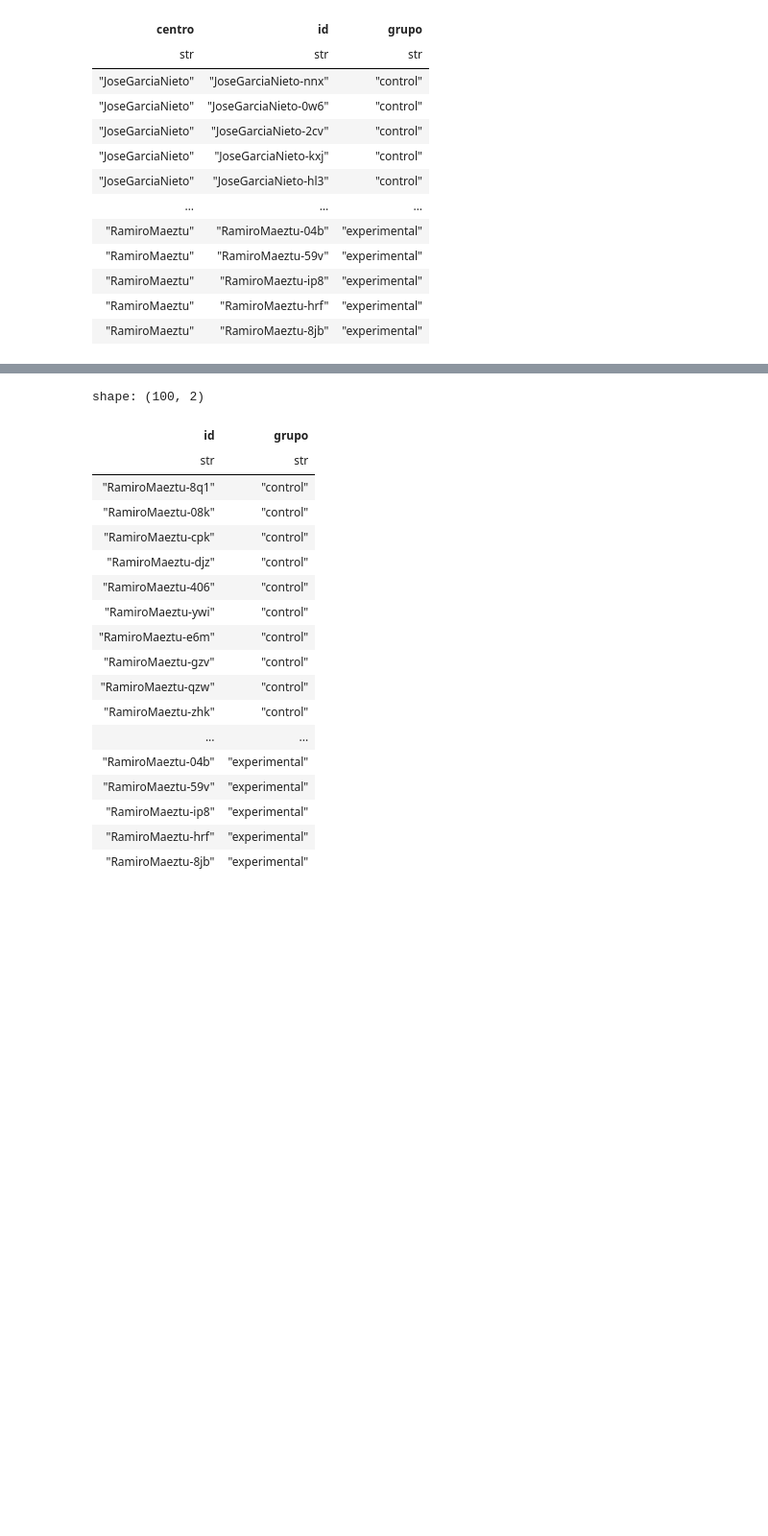
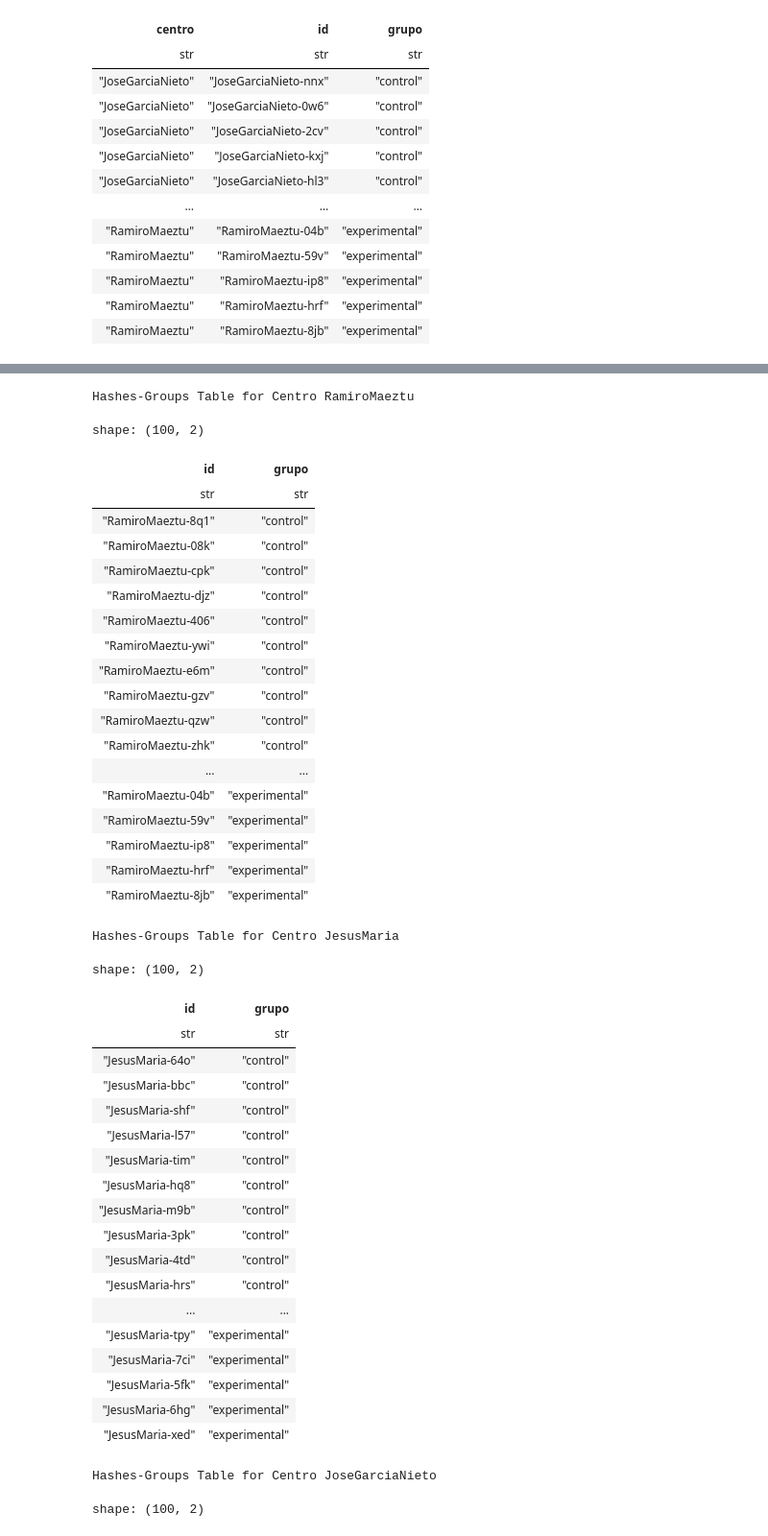
Before and after one commit to IBiDat/va-educational-impact, a Jupyter notebook: src/notebooks/hashes/hashes_table_exploration.ipynb, the cells around one changed output, grey strips where cells are left out. Shown at 96% size. Drawn from its saved outputs; the diff is of its cells as text; code cells hidden in the pictures; blank space fills up the shorter version.

Commit message:
enhance hashes_table_exploration notebook with additional markdown sections and output displays for unique centro groups

```diff
--- a/src/notebooks/hashes/hashes_table_exploration.ipynb
+++ b/src/notebooks/hashes/hashes_table_exploration.ipynb
@@ -27,23 +29,48 @@ shape: (300, 3)
 # %%
-with pl.Config(tbl_rows=-1):
-    display(hashes_table.filter(pl.col('centro') == 'RamiroMaeztu').select(['id', 'grupo']))
+for centro in hashes_table['centro'].unique():
+    print(f'\nHashes-Groups Table for Centro {centro}')
+    with pl.Config(tbl_rows=-1):
+        display(hashes_table.filter(pl.col('centro') == centro).select(['id', 'grupo']))
 # %% [output]
-shape: (100, 2)
+Hashes-Groups Table for Centro RamiroMaeztu
+shape: (100, 2)
 | id | grupo |
 | str | str |
 | "RamiroMaeztu-8q1" | "control" |
 | "RamiroMaeztu-08k" | "control" |
 | "RamiroMaeztu-cpk" | "control" |
 | "RamiroMaeztu-djz" | "control" |
 | "RamiroMaeztu-406" | "control" |
 | "RamiroMaeztu-ywi" | "control" |
 | "RamiroMaeztu-e6m" | "control" |
 | "RamiroMaeztu-gzv" | "control" |
 | "RamiroMaeztu-qzw" | "control" |
 | "RamiroMaeztu-zhk" | "control" |
 | ... | ... |
 | "RamiroMaeztu-04b" | "experimental" |
 | "RamiroMaeztu-59v" | "experimental" |
 | "RamiroMaeztu-ip8" | "experimental" |
 | "RamiroMaeztu-hrf" | "experimental" |
 | "RamiroMaeztu-8jb" | "experimental" |
+Hashes-Groups Table for Centro JesusMaria
+shape: (100, 2)
+| id | grupo |
+| str | str |
+| "JesusMaria-64o" | "control" |
+| "JesusMaria-bbc" | "control" |
+| "JesusMaria-shf" | "control" |
+| "JesusMaria-l57" | "control" |
+| "JesusMaria-tim" | "control" |
+| "JesusMaria-hq8" | "control" |
+| "JesusMaria-m9b" | "control" |
+| "JesusMaria-3pk" | "control" |
+| "JesusMaria-4td" | "control" |
+| "JesusMaria-hrs" | "control" |
+| ... | ... |
+| "JesusMaria-tpy" | "experimental" |
+| "JesusMaria-7ci" | "experimental" |
+| "JesusMaria-5fk" | "experimental" |
+| "JesusMaria-6hg" | "experimental" |
+| "JesusMaria-xed" | "experimental" |
+Hashes-Groups Table for Centro JoseGarciaNieto
+shape: (100, 2)
```
Also changed, not shown: parts of 4 cells of this notebook.
